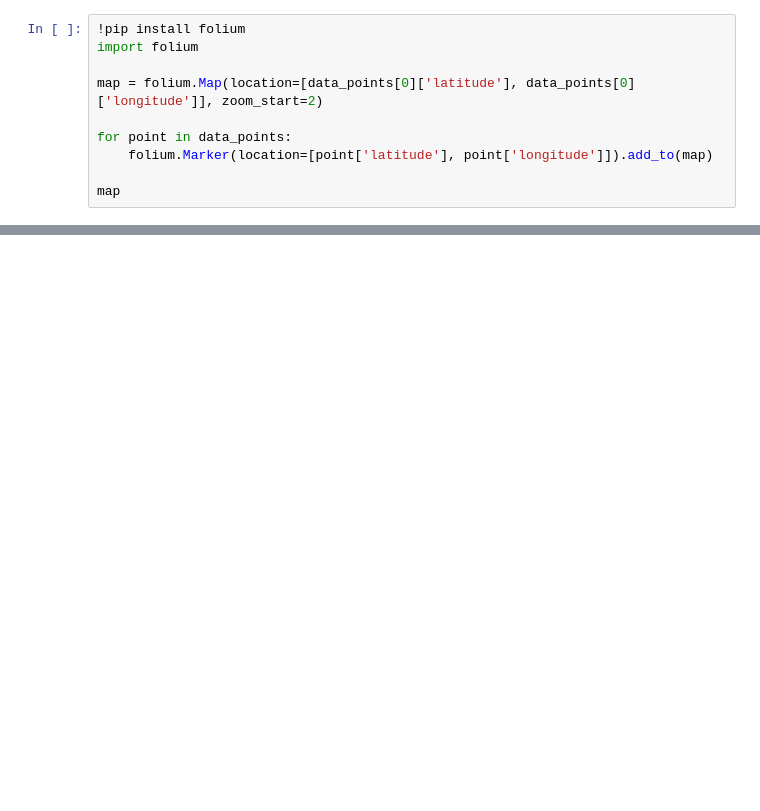
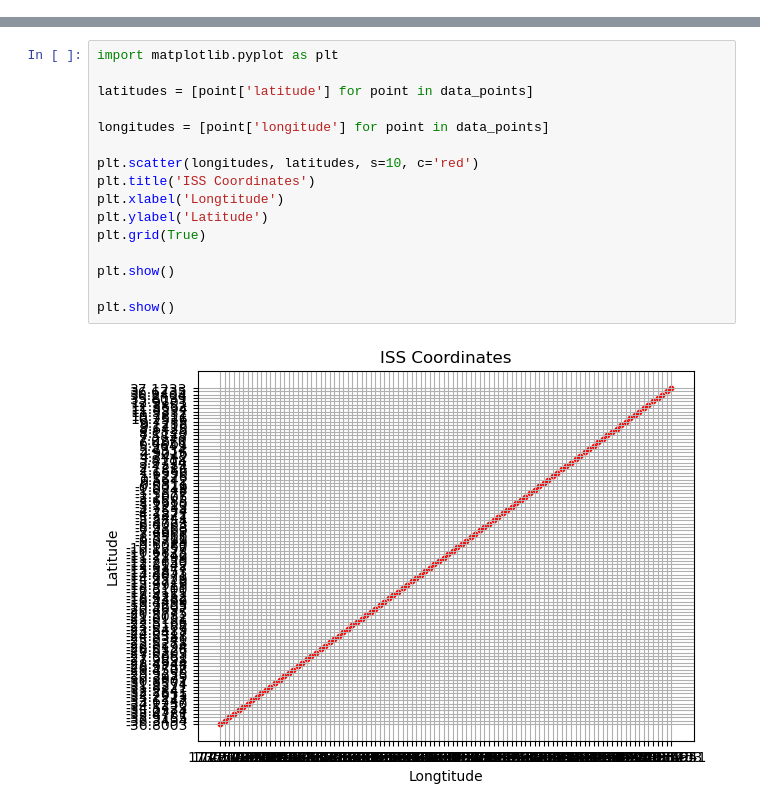
Before and after one commit to angelo-enriquez/ITMGT, a Jupyter notebook: iss.ipynb, the cells around one changed output, grey strips where cells are left out. Saved outputs shown, nothing was run; the diff lists cells and outputs as text; blank space fills up the shorter version.

```diff
--- a/iss.ipynb
+++ b/iss.ipynb
@@ -35,13 +35,3 @@ Data point 97 collected.
 Data point 98 collected.
 Data point 99 collected.
 Data point 100 collected.
-# %%
-!pip install folium
-import folium
-
-map = folium.Map(location=[data_points[0]['latitude'], data_points[0]['longitude']], zoom_start=2)
-
-for point in data_points:
-    folium.Marker(location=[point['latitude'], point['longitude']]).add_to(map)
-
-map
@@ -63,0 +38,18 @@ Successfully installed branca-0.6.0 folium-0.14.0
+# %%
+import matplotlib.pyplot as plt
+
+latitudes = [point['latitude'] for point in data_points]
+
+longitudes = [point['longitude'] for point in data_points]
+
+plt.scatter(longitudes, latitudes, s=10, c='red')
+plt.title('ISS Coordinates')
+plt.xlabel('Longtitude')
+plt.ylabel('Latitude')
+plt.grid(True)
+
+plt.show()
+
+plt.show()
+# %% [output]
+[figure, added]
```
Also changed, not shown: parts of 2 cells of this notebook.
